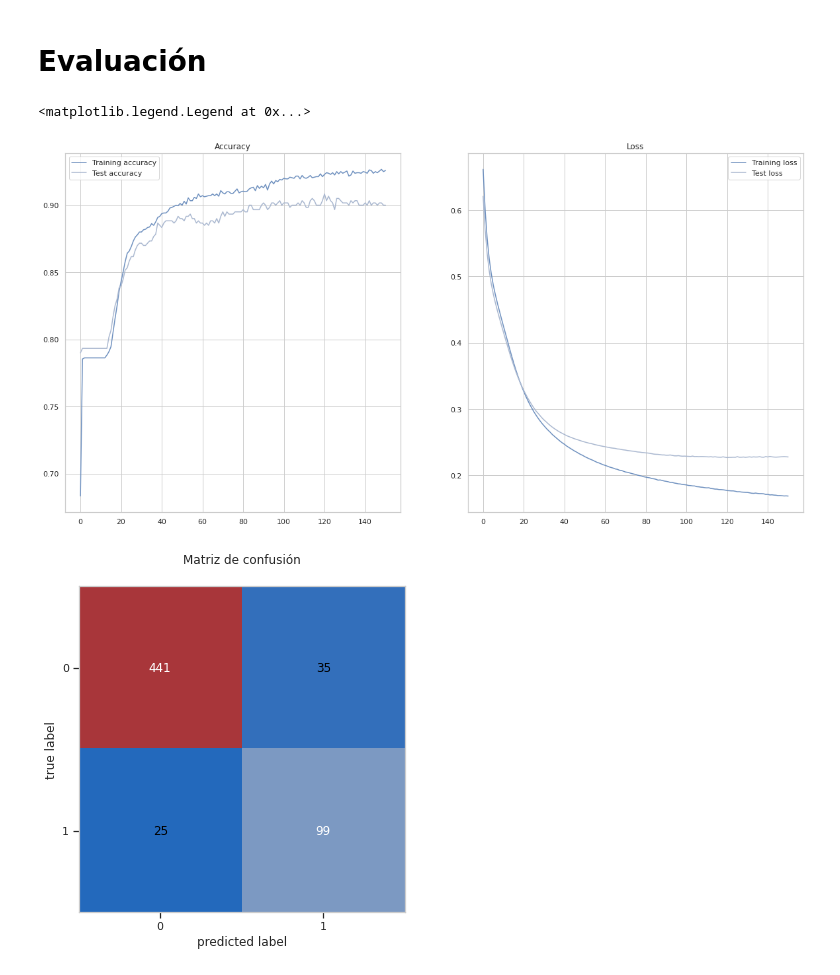
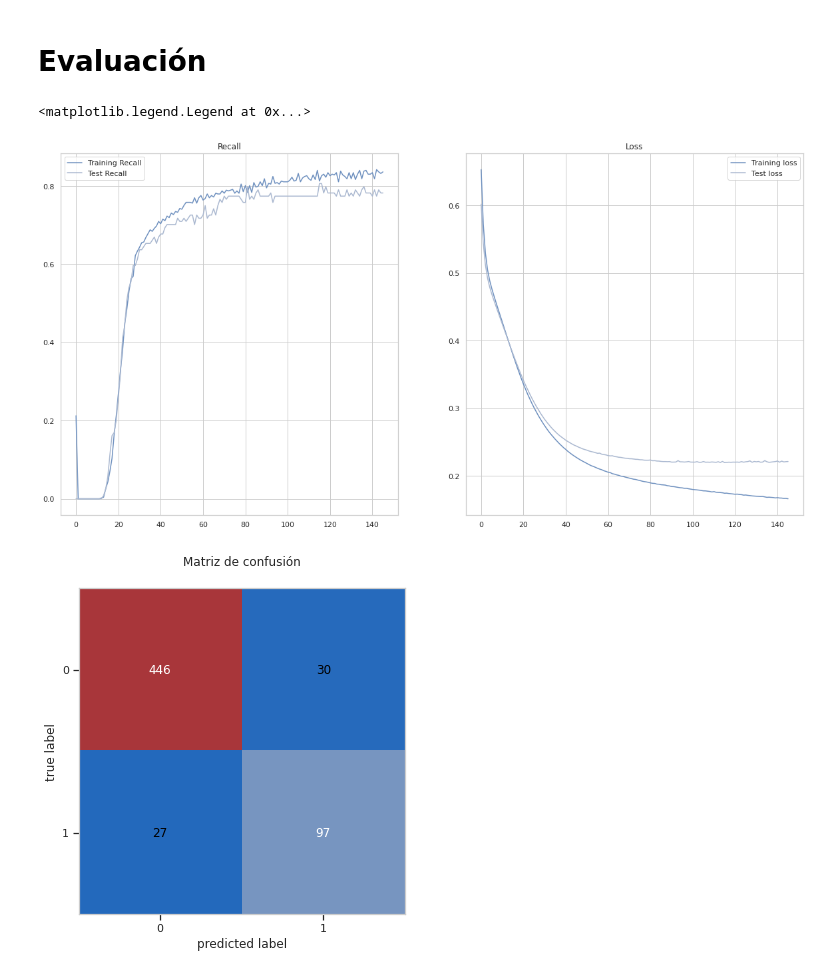
Before and after one commit to cristobalperezp/Intro_Deep_Learning, a Jupyter notebook: Tarea_1.ipynb, the cells around one changed output. Saved outputs shown, nothing was run; the diff lists cells and outputs as text; code cells hidden in the pictures.

```diff
--- a/Tarea_1.ipynb
+++ b/Tarea_1.ipynb
@@ -470,14 +471,16 @@ callback_mc = ModelCheckpoint(path_base + '/models/' + 'best_model.hdf5', save_b
 
 # LOSSES
 loss =  BinaryCrossentropy()
-#loss =  SparseCategoricalCrossentropy()
 
 # SCHEDULES
 lr_schedule_ED = ExponentialDecay(initial_learning_rate=1e-2,decay_steps=10,decay_rate=0.95)
 
 # OPTIMIZERS
-#opt =  Adam(learning_rate=1e-4)
 opt = SGD(learning_rate=0.01)
+
+# METRICS
+#metric = Precision()
+metric = Recall()
 # %%
 import tensorflow as tf
 from tensorflow import keras
@@ -486,12 +489,12 @@ from keras.layers import Dense
 # %%
 model = Sequential()
 model.add(Dense(100, input_dim=11,activation='relu'))
-model.add(Dense(50,activation='relu'))
-model.add(Dense(100,activation='relu'))
+model.add(Dense(90,activation='relu'))
+model.add(Dense(80,activation='relu'))
 model.add(Dense(50,activation='relu'))
 model.add(Dense(1,activation='sigmoid'))
 # %%
-model.compile(loss=loss, optimizer=opt, metrics=['accuracy'])
+model.compile(loss=loss, optimizer=opt, metrics=[metric])
 model.summary()
 # %% [output]
 Model: "sequential"
@@ -539,28 +542,28 @@ Epoch 151/1000
 # %% [markdown]
 # Evaluación
 # %%
-acc = history.history['accuracy']
-test_acc = history.history['val_accuracy']
+acc = history.history['recall']
+test_acc = history.history['val_recall']
 
 loss = history.history['loss']
 test_loss = history.history['val_loss']
 # %%
 figura, (ax1, ax2) = plt.subplots(nrows=1, ncols=2, figsize=(20,10))
 
 n_epochs = len(acc)
 
-ax1.plot(range(n_epochs), acc, label='Training accuracy')
-ax1.plot(range(n_epochs), test_acc, label='Test accuracy')
-ax1.set_title('Accuracy')
+ax1.plot(range(n_epochs), acc, label='Training Recall')
+ax1.plot(range(n_epochs), test_acc, label='Test Recall')
+ax1.set_title('Recall')
 ax1.legend()
 
 ax2.plot(range(n_epochs), loss, label='Training loss')
 ax2.plot(range(n_epochs), test_loss, label='Test loss')
 ax2.set_title('Loss')
 ax2.legend()
 # %% [output]
 <matplotlib.legend.Legend at 0x...>
-[figure, old version]
+[figure, new version]
 # %%
 from sklearn.metrics import confusion_matrix
 from mlxtend.plotting import plot_confusion_matrix
```
Also changed, not shown: parts of 65 cells of this notebook.
